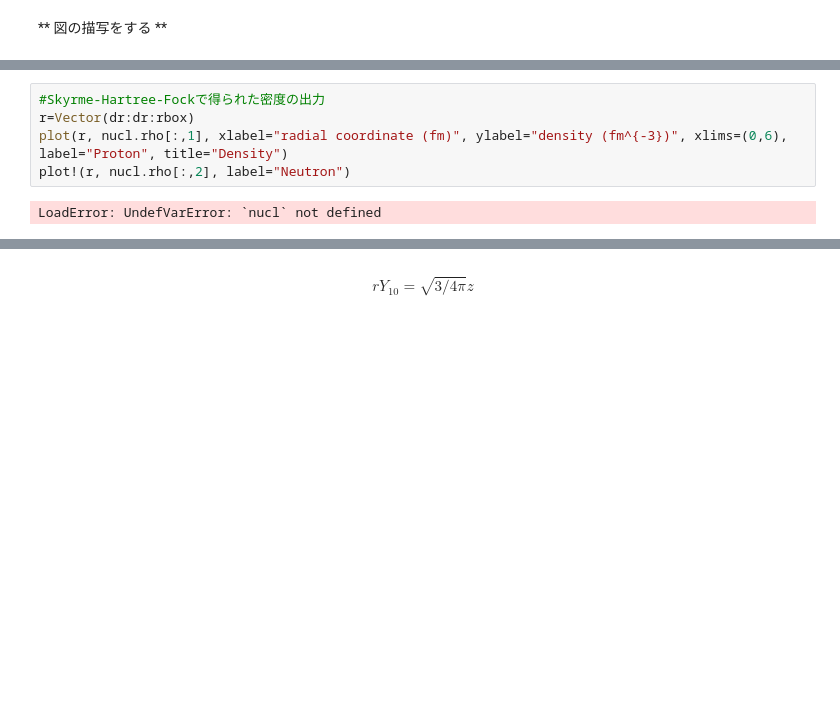
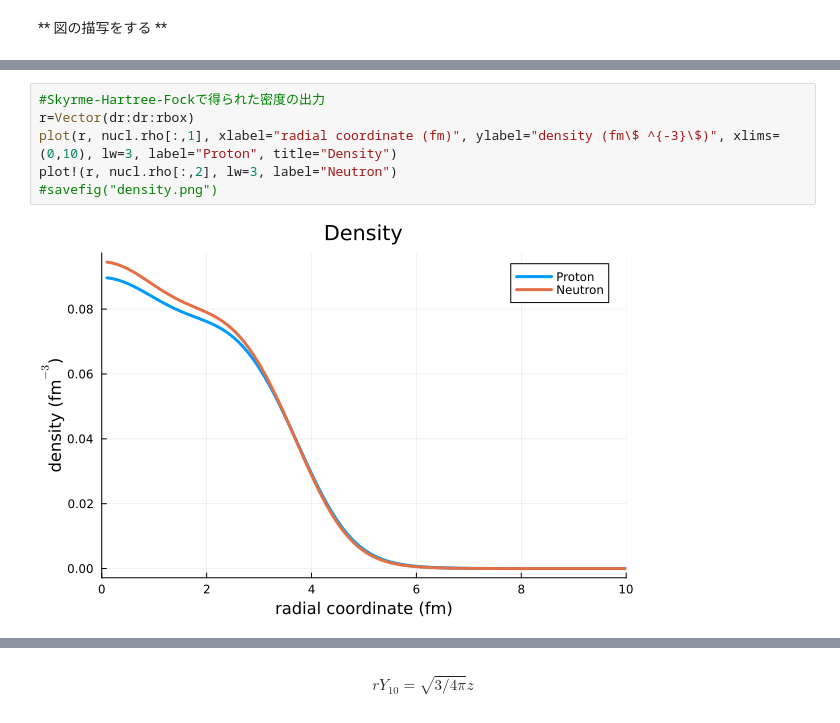
Before and after one commit to FutoshiMinato/JuliRPA, a Jupyter notebook: main.ipynb, the cells around one changed output, grey strips where cells are left out. Drawn from its saved outputs; the diff is of its cells as text; blank space fills up the shorter version.

```diff
--- a/main.ipynb
+++ b/main.ipynb
@@ -86,9 +93,10 @@ Total Energy=-127.7164075829839
 # %%
 #Skyrme-Hartree-Fockで得られた密度の出力
 r=Vector(dr:dr:rbox)
-plot(r, nucl.rho[:,1], xlabel="radial coordinate (fm)", ylabel="density (fm^{-3})", xlims=(0,6), label="Proton", title="Density")
-plot!(r, nucl.rho[:,2], label="Neutron")
+plot(r, nucl.rho[:,1], xlabel="radial coordinate (fm)", ylabel="density (fm\$ ^{-3}\$)", xlims=(0,10), lw=3, label="Proton", title="Density")
+plot!(r, nucl.rho[:,2], lw=3, label="Neutron")
+#savefig("density.png")
 # %% [output]
-LoadError: UndefVarError: `nucl` not defined
+[figure, added]
 # %%
 #Skyrme-Hartree-Fockで得られた波動関数の出力
```
Also changed, not shown: parts of 7 cells of this notebook, 2 other files.
